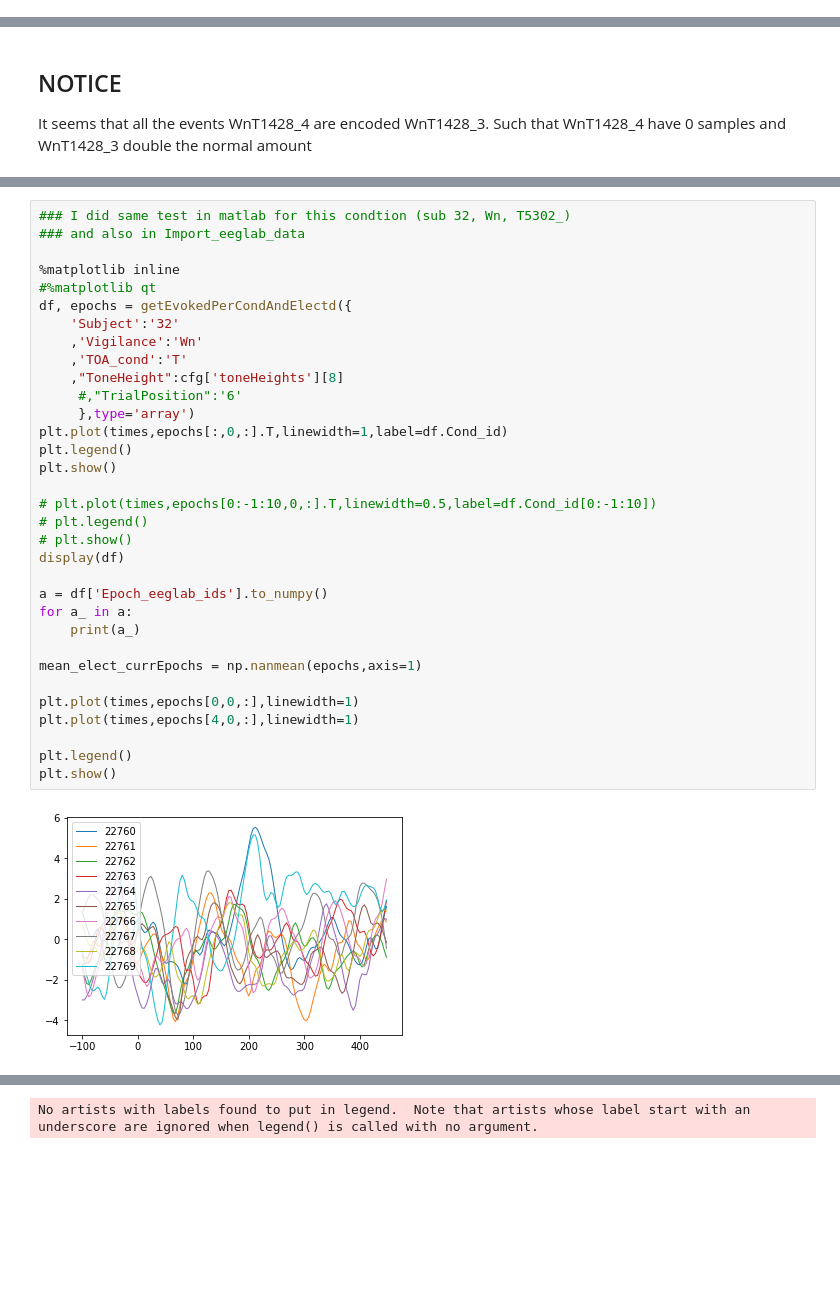
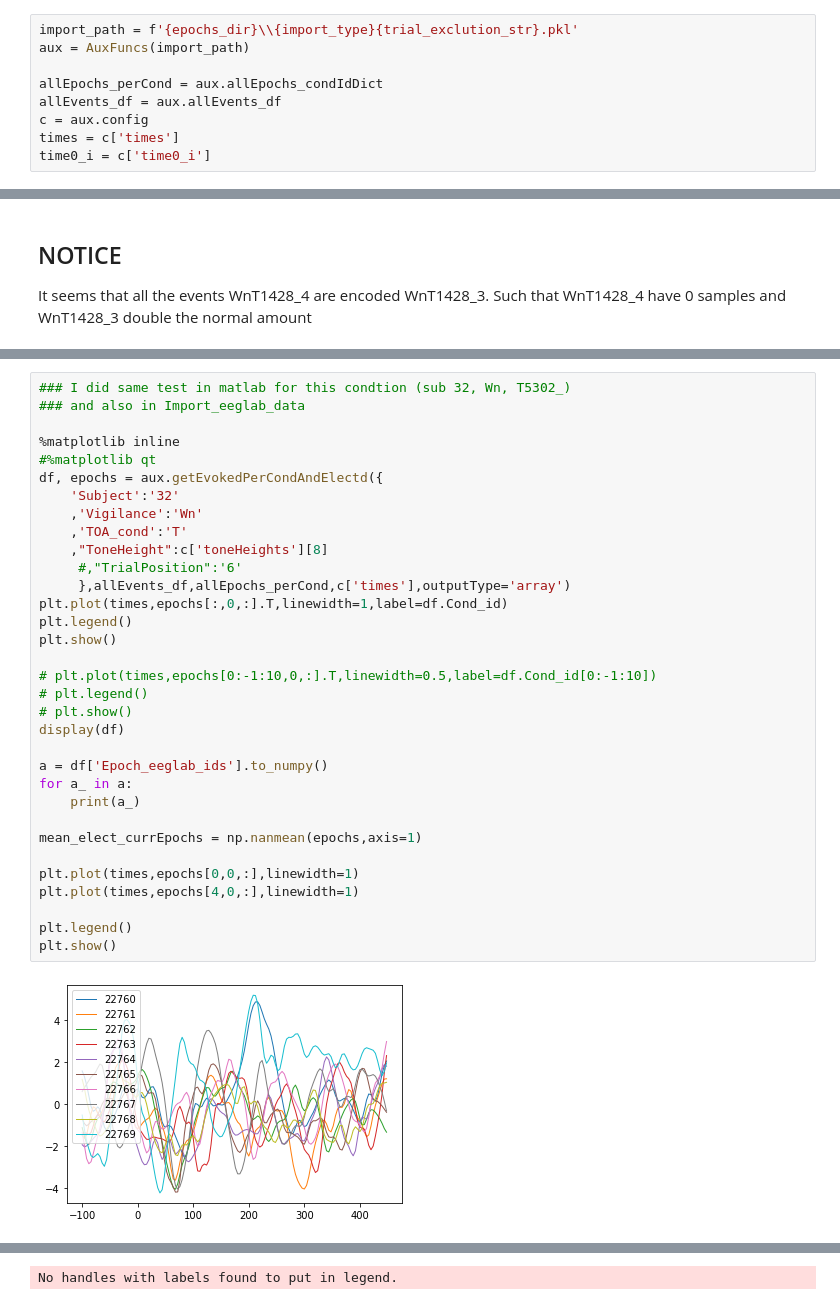
Before and after one commit to YakimS/PE_Omission-Anat, a Jupyter notebook: Indi_subs_checks.ipynb, the cells around one changed output, grey strips where cells are left out. Drawn from its saved outputs; the diff is of its cells as text; blank space fills up the shorter version.

```diff
--- a/Indi_subs_checks.ipynb
+++ b/Indi_subs_checks.ipynb
@@ -21,3 +18,12 @@ times = cfg['times']
+# %%
+import_path = f'{epochs_dir}\\{import_type}{trial_exclution_str}.pkl'
+aux = AuxFuncs(import_path)
+
+allEpochs_perCond = aux.allEpochs_condIdDict
+allEvents_df = aux.allEvents_df
+c = aux.config
+times = c['times']
+time0_i = c['time0_i']
 # %%
 print(allEpochs_perCond['0'].shape)
 allEvents_df
@@ -156,35 +136,35 @@ allEvents_df[(allEvents_df["ToneHeight"]=='1428') &
 ### I did same test in matlab for this condtion (sub 32, Wn, T5302_)
 ### and also in Import_eeglab_data
 
 %matplotlib inline
 #%matplotlib qt
-df, epochs = getEvokedPerCondAndElectd({
+df, epochs = aux.getEvokedPerCondAndElectd({
     'Subject':'32'
     ,'Vigilance':'Wn'
     ,'TOA_cond':'T'
-    ,"ToneHeight":cfg['toneHeights'][8]
+    ,"ToneHeight":c['toneHeights'][8]
      #,"TrialPosition":'6'
-     },type='array')
+     },allEvents_df,allEpochs_perCond,c['times'],outputType='array')
 plt.plot(times,epochs[:,0,:].T,linewidth=1,label=df.Cond_id)
 plt.legend()
 plt.show()
 
 # plt.plot(times,epochs[0:-1:10,0,:].T,linewidth=0.5,label=df.Cond_id[0:-1:10])
 # plt.legend()
 # plt.show()
 display(df)
 
 a = df['Epoch_eeglab_ids'].to_numpy()
 for a_ in a:
     print(a_)
 
 mean_elect_currEpochs = np.nanmean(epochs,axis=1)
 
 plt.plot(times,epochs[0,0,:],linewidth=1)
 plt.plot(times,epochs[4,0,:],linewidth=1)
 
 plt.legend()
 plt.show()
 # %% [output]
-[figure, old version]
+[figure, new version]
 |  | Cond_id | Subject | Vigilance | TOA | ToneHeight | TrialPosition | SamplesCount | Epoch_eeglab_ids | ... |
@@ -200,5 +180,5 @@ plt.show()
 | 22769 | 22769 | 32 | Wn | T | 5302 | 9 | 12 | [978, 1158, 1473, 1898, 2136, 223... | ... |
-No artists with labels found to put in legend.  Note that artists whose label start with an underscore are ignored when legend() is called with no argument.
+No handles with labels found to put in legend.
 [  42  282  561  641  960 1140 1297 1455 1669 1880 2118 2214 2543 2621
  2790 3103 3143 3401 3641 4118 4218 4335 4555]
 [  44  284  563  643  962 1142 1299 1457 1671 1882 2120 2216 2545 2622
```
Also changed, not shown: parts of 12 cells of this notebook, 5 other files.
